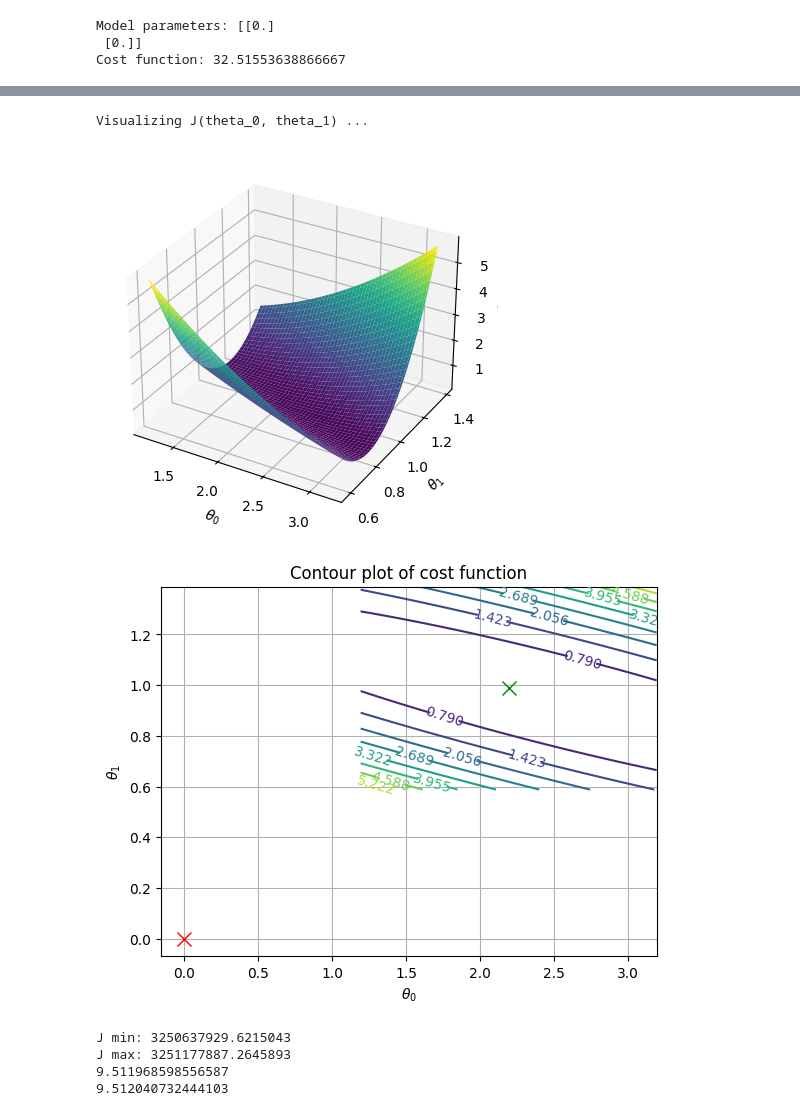
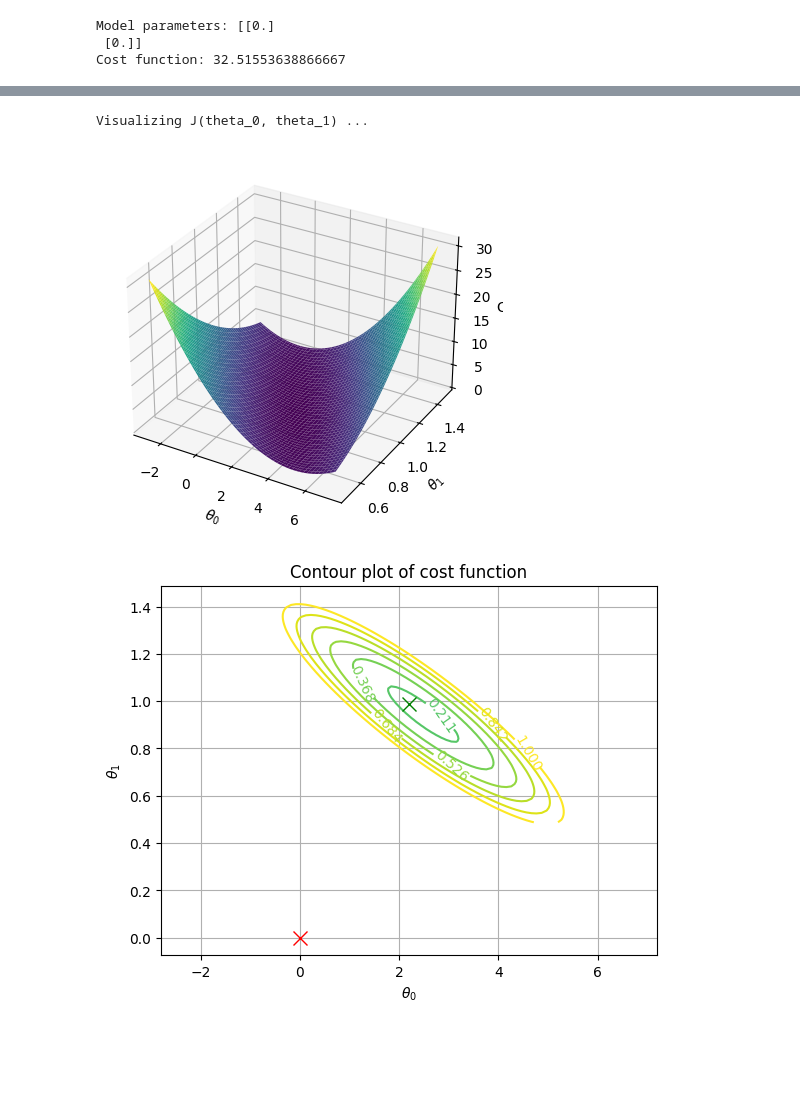
Before and after one commit to Rubiores/regression, a Jupyter notebook: Regression_one_variable.ipynb, the cells around one changed output, grey strips where cells are left out. Drawn from its saved outputs; the diff is of its cells as text; code cells hidden in the pictures; blank space fills up the shorter version.

```diff
--- a/Regression_one_variable.ipynb
+++ b/Regression_one_variable.ipynb
@@ -321,8 +306,8 @@ print('Visualizing J(theta_0, theta_1) ...')
 
 theta_init = np.zeros((2, 1))
 # Grid over which we will calculate J
-theta0_vals = np.linspace(theta[0,0]-1, theta[0,0]+1, 100)
-theta1_vals = np.linspace(theta[1,0]-0.4, theta[1,0]+0.4, 100)
+theta0_vals = np.linspace(theta[0,0]-5, theta[0,0]+5, 100)
+theta1_vals = np.linspace(theta[1,0]-0.5, theta[1,0]+0.5, 100)
 
 #theta0_vals = np.linspace(-10000, 40000, 100)   # cubre desde negativo hasta más arriba de 21912
 #theta1_vals = np.linspace(2000, 15000, 100)     # cubre el rango alrededor de 9881
@@ -338,43 +323,33 @@ for i in range(len(theta0_vals)):
     for j in range(len(theta1_vals)):
         t = np.array([[theta0_vals[i]], [theta1_vals[j]]]).reshape(-1, 1)
         J_vals[i, j] = cost_function(t, X, y_scaled)
 
 # Transpose J_vals to match the orientation of MATLAB's surf
 J_vals = J_vals.T
 
 # Surface plot
 theta0_vals_mesh, theta1_vals_mesh = np.meshgrid(theta0_vals, theta1_vals)
 fig = plt.figure()
 ax = fig.add_subplot(111, projection='3d')
 ax.plot_surface(theta0_vals_mesh, theta1_vals_mesh, J_vals, cmap='viridis')
 ax.set_xlabel(r'$\theta_0$')
 ax.set_ylabel(r'$\theta_1$')
 ax.set_zlabel('Cost')
 
 # Contour plot
 plt.figure()
-cp = plt.contour(theta0_vals, theta1_vals, J_vals, levels=np.linspace(J_vals.min(), J_vals.max(), 10))
+cp = plt.contour(theta0_vals, theta1_vals, J_vals, levels=np.linspace(-2, 1 , 20))
 plt.clabel(cp)
 plt.xlabel(r'$\theta_0$')
 plt.ylabel(r'$\theta_1$')
 
 # Plot the final theta found by gradient descent
 plt.plot(theta_init[0, 0], theta_init[1, 0], 'rx', markersize=10, linewidth=2)
 plt.plot(theta[0, 0], theta[1, 0], 'gx', markersize=10, linewidth=2)
 plt.title('Contour plot of cost function')
 plt.grid(True)
 plt.show()
 # %% [output]
 Visualizing J(theta_0, theta_1) ...
-[figure, old version]
+[figure, new version]
-[figure, old version]
+[figure, new version]
-# %%
-print("J min:", J_vals.min())
-print("J max:", J_vals.max())
-print(np.log10(J_vals.min()))
-print(np.log10(J_vals.max()))
-# %% [output]
-J min: 3250637929.6215043
-J max: 3251177887.2645893
-9.511968598556587
-9.512040732444103
```
Also changed, not shown: parts of 4 cells of this notebook, 1 other file.
